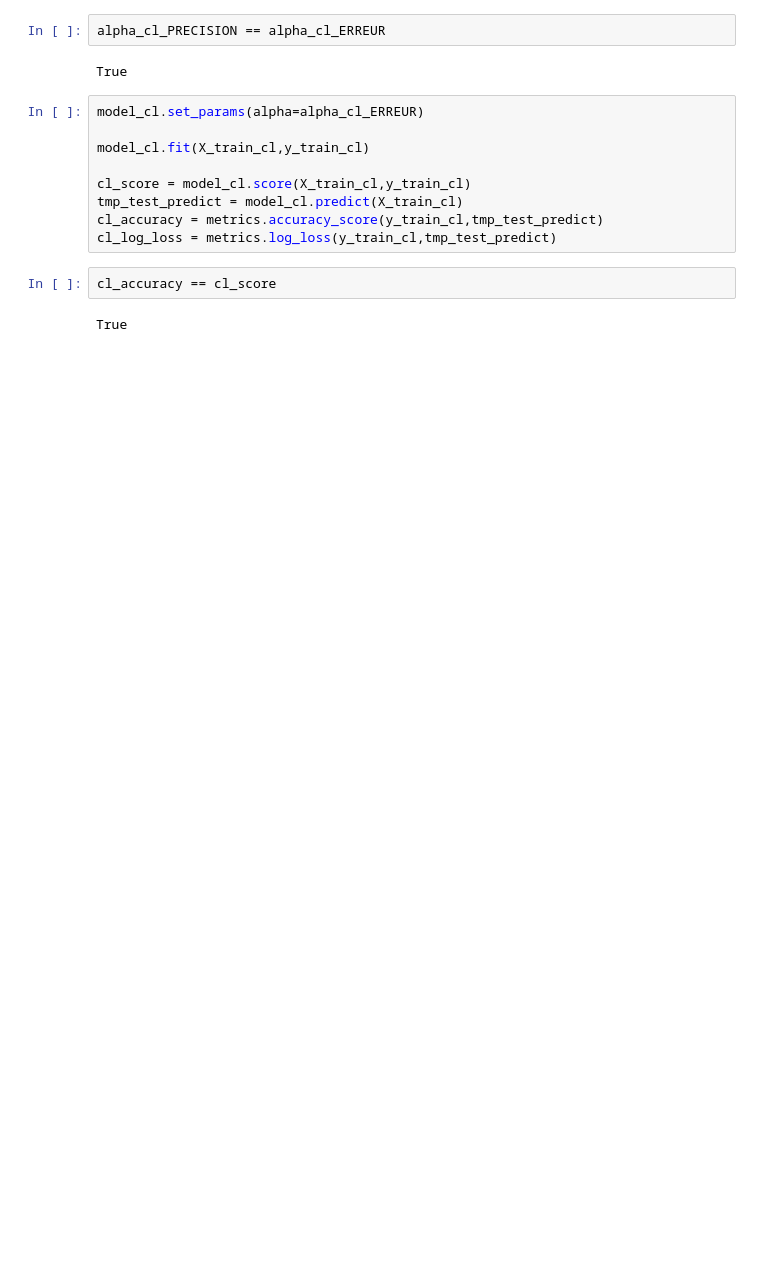
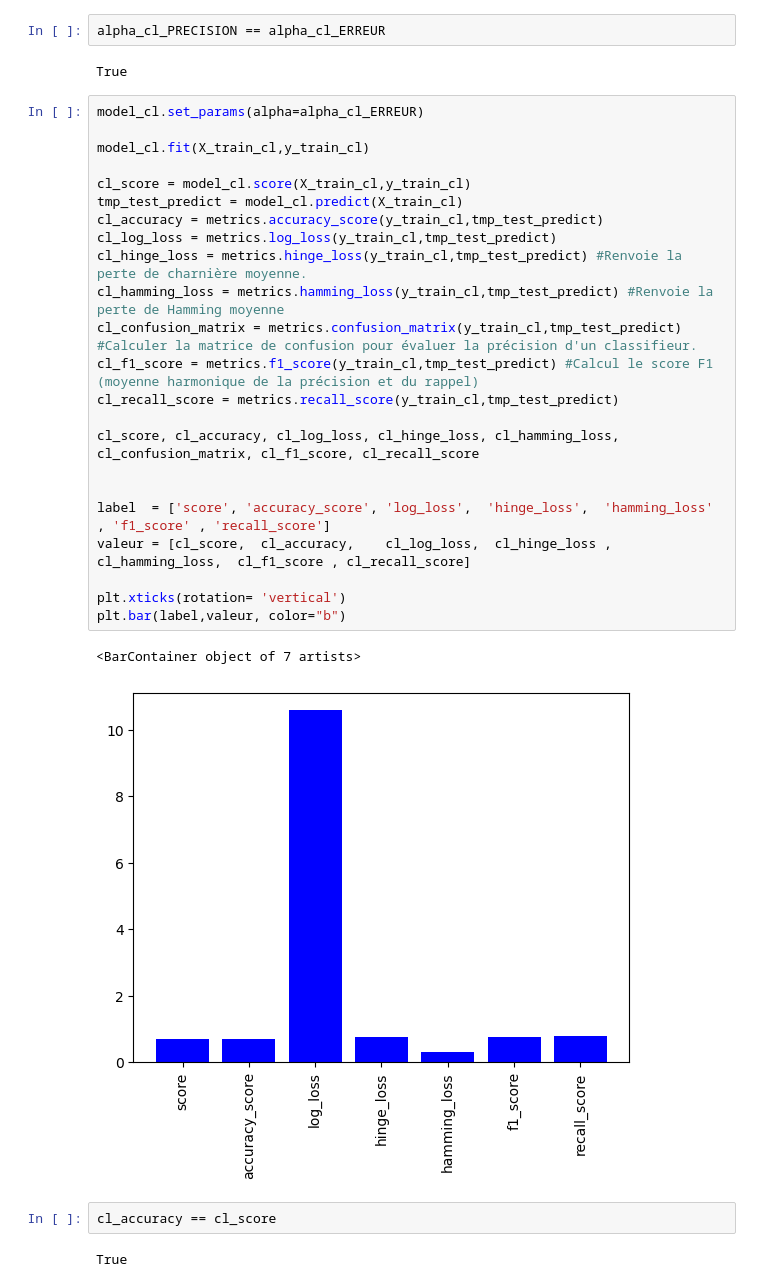
Before and after one commit to DJIGIFA/ODC-ML-DGS, a Jupyter notebook: Untitled.ipynb, the cells around one changed output. Drawn from its saved outputs; the diff is of its cells as text; blank space fills up the shorter version.

Commit message:
metrics

```diff
--- a/Untitled.ipynb
+++ b/Untitled.ipynb
@@ -138,15 +135,32 @@ alpha_cl_ERREUR
 alpha_cl_PRECISION == alpha_cl_ERREUR
 # %% [output]
 True
-# %%
-model_cl.set_params(alpha=alpha_cl_ERREUR)
-
-model_cl.fit(X_train_cl,y_train_cl)
-
-cl_score = model_cl.score(X_train_cl,y_train_cl)
-tmp_test_predict = model_cl.predict(X_train_cl)
-cl_accuracy = metrics.accuracy_score(y_train_cl,tmp_test_predict)
-cl_log_loss = metrics.log_loss(y_train_cl,tmp_test_predict)
+# %%
+model_cl.set_params(alpha=alpha_cl_ERREUR)
+
+model_cl.fit(X_train_cl,y_train_cl)
+
+cl_score = model_cl.score(X_train_cl,y_train_cl)
+tmp_test_predict = model_cl.predict(X_train_cl)
+cl_accuracy = metrics.accuracy_score(y_train_cl,tmp_test_predict)
+cl_log_loss = metrics.log_loss(y_train_cl,tmp_test_predict)
+cl_hinge_loss = metrics.hinge_loss(y_train_cl,tmp_test_predict) #Renvoie la perte de charnière moyenne.
+cl_hamming_loss = metrics.hamming_loss(y_train_cl,tmp_test_predict) #Renvoie la perte de Hamming moyenne
+cl_confusion_matrix = metrics.confusion_matrix(y_train_cl,tmp_test_predict) #Calculer la matrice de confusion pour évaluer la précision d'un classifieur.
+cl_f1_score = metrics.f1_score(y_train_cl,tmp_test_predict) #Calcul le score F1 (moyenne harmonique de la précision et du rappel)
+cl_recall_score = metrics.recall_score(y_train_cl,tmp_test_predict)
+
+cl_score, cl_accuracy, cl_log_loss, cl_hinge_loss, cl_hamming_loss, cl_confusion_matrix, cl_f1_score, cl_recall_score
+
+
+label  = ['score', 'accuracy_score', 'log_loss',  'hinge_loss',  'hamming_loss'  , 'f1_score' , 'recall_score']
+valeur = [cl_score,  cl_accuracy,    cl_log_loss,  cl_hinge_loss , cl_hamming_loss,  cl_f1_score , cl_recall_score]
+
+plt.xticks(rotation= 'vertical')
+plt.bar(label,valeur, color="b")
+# %% [output]
+<BarContainer object of 7 artists>
+[figure, added]
 # %%
 cl_accuracy == cl_score
 # %% [output]
```
Also changed, not shown: parts of 16 cells of this notebook, 1 other file.
